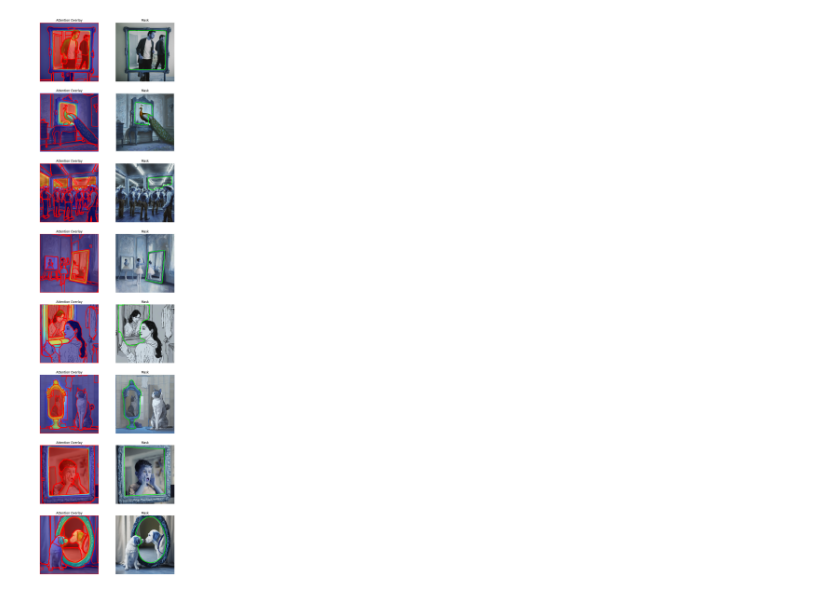
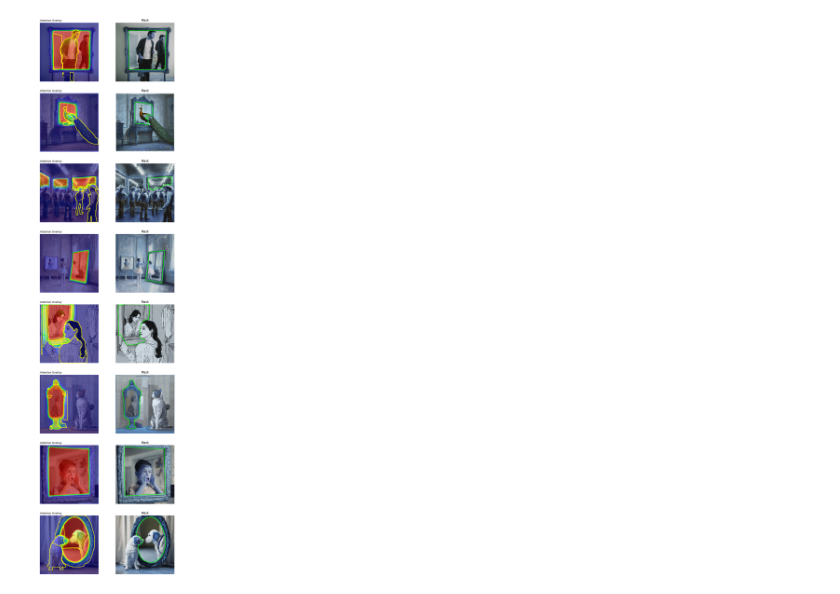
Before and after one commit to OfekBasson/Mirror-Segmentation-Using-LD-ZNet, a Jupyter notebook: testing_scripts/img2mask.ipynb, the cells around one changed output. Saved outputs shown, nothing was run; the diff lists cells and outputs as text; code cells hidden in the pictures.

Commit message:
Succeeded filtering the masks by partially overlapping/not

```diff
--- a/testing_scripts/img2mask.ipynb
+++ b/testing_scripts/img2mask.ipynb
@@ -162,23 +215,21 @@ image_paths = [
     'examples/A cat staring at its reflection in the mirror.jpg',
     'examples/A child making faces in front of a mirror.jpg',
     'examples/A dog admiring itself in the mirror.jpg',
-    'examples/A man adjusting his tie in a mirror.jpg',
-    'examples/A ballerina perfecting posture in front of a mirror.jpg',
-    'examples/A squirrel investigating a small mirror on the ground.jpg',
-    'examples/A child blowing bubbles in front of a mirror.jpg',
-    'examples/A bride checking her dress in a large mirror.jpg',
-    'examples/A teenager taking a selfie in a mirror.jpg',
-    'examples/A man shaving in front of the bathroom mirror.jpg',
-    'examples/A girl putting on jewelry in front of a mirror.jpg',
 ]
 
-for path in image_paths:
-    prompt = path.split('/')[-1].replace('.jpg', '')
-    image = pipe(prompt=prompt, display_option="Display attention map per layer").images[0]
-    image.save(path)
+# for path in image_paths:
+#     prompt = path.split('/')[-1].replace('.jpg', '')
+#     image = pipe(prompt=prompt, display_option="Display attention map per layer").images[0]
+#     image.save(path)
 
 prompt = 'mirror'
 # %%
+import gc
+import torch
+
+gc.collect()
+torch.cuda.empty_cache()
+
 num_images = len(image_paths)
 fig, axes = plt.subplots(num_images, 2, figsize=(10, 5 * num_images))
 if num_images == 1:
@@ -187,21 +238,21 @@ if num_images == 1:
 for row, image_path in enumerate(image_paths):
     filename = image_path.split('/')[-1]
     assert os.path.isfile(image_path)
-    init_image = load_img(image_path).to(device)
+    init_image = load_img(image_path).to("cuda:0")
     init_image = repeat(init_image, '1 ... -> b ...', b=1)
-    init_latent = model.get_first_stage_encoding(model.encode_first_stage(init_image))
+    init_latent = model.module.get_first_stage_encoding(model.module.encode_first_stage(init_image))
     init_image_arr = (255*(1+init_image[0])/2).cpu().permute(1,2,0).numpy().astype(np.uint8)[:,:,::-1]
     t = torch.randint(0, 1, (init_image.shape[0],)).cuda().long() # t should always be 0 for this experiment
 
     with torch.no_grad():
-        with model.ema_scope():
+        with model.module.ema_scope():
             prompts = [prompt]
             if isinstance(prompts, tuple):
                 prompts = list(prompts)
-            prompts = model.sample_prompts(prompts)
-            c = model.get_learned_conditioning(prompts)
-            sd_features = model.encode_sd_features_stage(init_latent, c)#, timestep=400)
-            pred = model.apply_model(init_latent, t, c, sd_features) #, img_c)
+            prompts = model.module.sample_prompts(prompts)
+            c = model.module.get_learned_conditioning(prompts)
+            sd_features = model.module.encode_sd_features_stage(init_latent, c)#, timestep=400)
+            pred = model.module.apply_model(init_latent, t, c, sd_features) #, img_c)
 
             pred = torch.sigmoid(pred)
             pred = pred.cpu().permute(0,2,3,1).numpy().squeeze()
@@ -213,6 +264,10 @@ for row, image_path in enumerate(image_paths):
             _, binary_mask = cv2.threshold(pred_scaled, 0, 255, cv2.THRESH_BINARY + cv2.THRESH_OTSU)
             contours, _ = cv2.findContours(binary_mask, cv2.RETR_EXTERNAL, cv2.CHAIN_APPROX_SIMPLE)
             largest_contour = max(contours, key=cv2.contourArea) if contours else None
+            largest_contour_mask = np.zeros(init_image_arr.shape[:2], dtype=np.uint8)
+            if largest_contour is not None:
+                cv2.drawContours(largest_contour_mask, [largest_contour], -1, 255, thickness=cv2.FILLED)
+
             mask_on_image = init_image_arr.copy()
             if largest_contour is not None:
                 cv2.drawContours(mask_on_image, [largest_contour], -1, (0, 255, 0), 2)
@@ -220,23 +275,29 @@ for row, image_path in enumerate(image_paths):
             sam_masks = mask_generator.generate(init_image_arr)
 
             attention_overlay = cv2.addWeighted(heatmap, 0.5, init_image_arr, 0.5, 0)
-            for mask in sam_masks:
-                mask_overlay = (mask['segmentation'] * 255).astype(np.uint8)
-                contours, _ = cv2.findContours(mask_overlay, cv2.RETR_EXTERNAL, cv2.CHAIN_APPROX_SIMPLE)
-                cv2.drawContours(attention_overlay, contours, -1, (0, 0, 255), 2)
+            cv2.drawContours(attention_overlay, [largest_contour], -1, (0, 255, 0), 2)
 
-            cv2.imwrite(os.path.join(outdir, 'Visualizations', output_filename), attention_overlay)
-            cv2.imwrite(os.path.join(outdir, 'Masks', output_filename), mask_on_image)
+    for mask in sam_masks:
+        mask_overlay = (mask['segmentation'] * 255).astype(np.uint8)
+
+        contours, _ = cv2.findContours(mask_overlay, cv2.RETR_EXTERNAL, cv2.CHAIN_APPROX_SIMPLE)
+
+        if check_if_masks_are_partially_overlapping(largest_contour_mask, mask_overlay): # and mean_values_of_heatmap_inside_masks_is_significant(largest_contour_mask, mask_overlay, heatmap):
+            cv2.drawContours(attention_overlay, contours, -1, (0, 255, 255), 2)
+        # else:
+        #     cv2.drawContours(attention_overlay, contours, -1, (255, 0, 0), 1)
 
 
-            axes[row][0].imshow(attention_overlay[:, :, ::-1])
-            axes[row][0].set_title('Attention Overlay')
-            axes[row][0].axis('off')
+    cv2.imwrite(os.path.join(outdir, 'Visualizations', output_filename), attention_overlay)
+    cv2.imwrite(os.path.join(outdir, 'Masks', output_filename), mask_on_image)
 
-            axes[row][1].imshow(mask_on_image)
-            axes[row][1].set_title('Mask')
-            axes[row][1].axis('off')
-
+    axes[row][0].imshow(attention_overlay[:, :, ::-1])
+    title = f'Attention Overlay'
+    axes[row][0].set_title(title, fontsize=10, loc='left')
+    axes[row][0].axis('off')
+    axes[row][1].imshow(mask_on_image)
+    axes[row][1].set_title('Mask')
+    axes[row][1].axis('off')
 
 plt.show()
 # %% [output]
@@ -243 +321 @@ plt.show()
-[figure, old version]
+[figure, new version]
```
Also changed, not shown: parts of 5 cells of this notebook, 18 other files.
